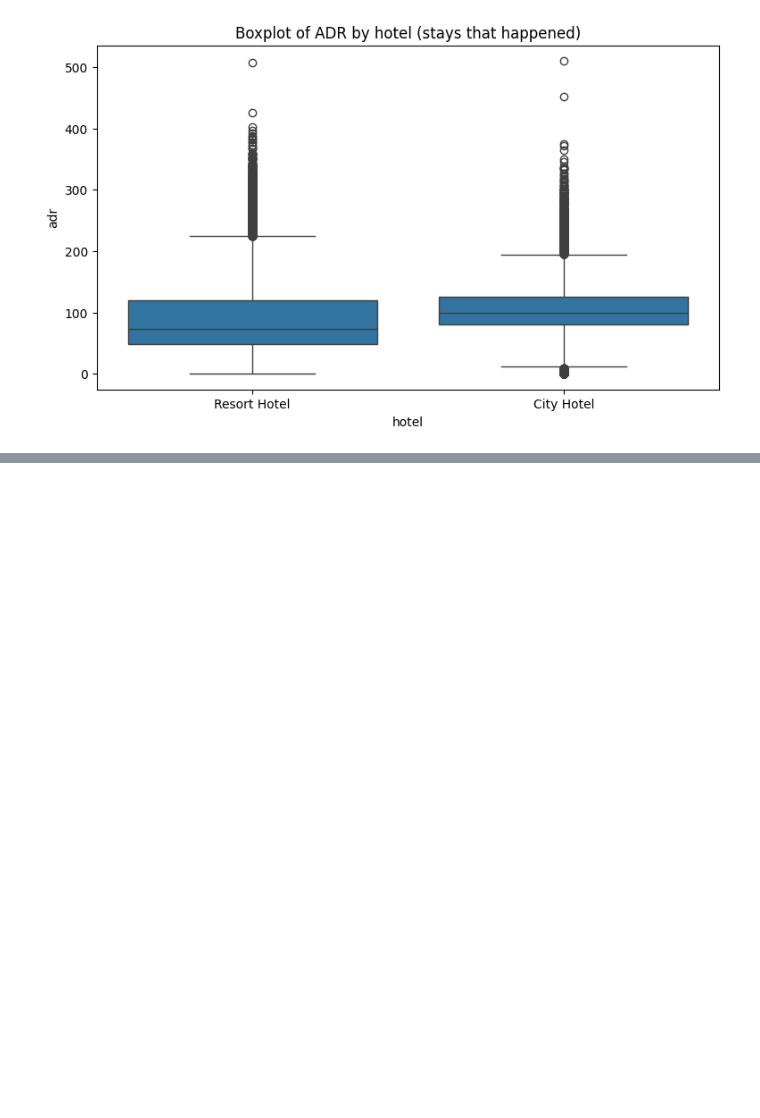
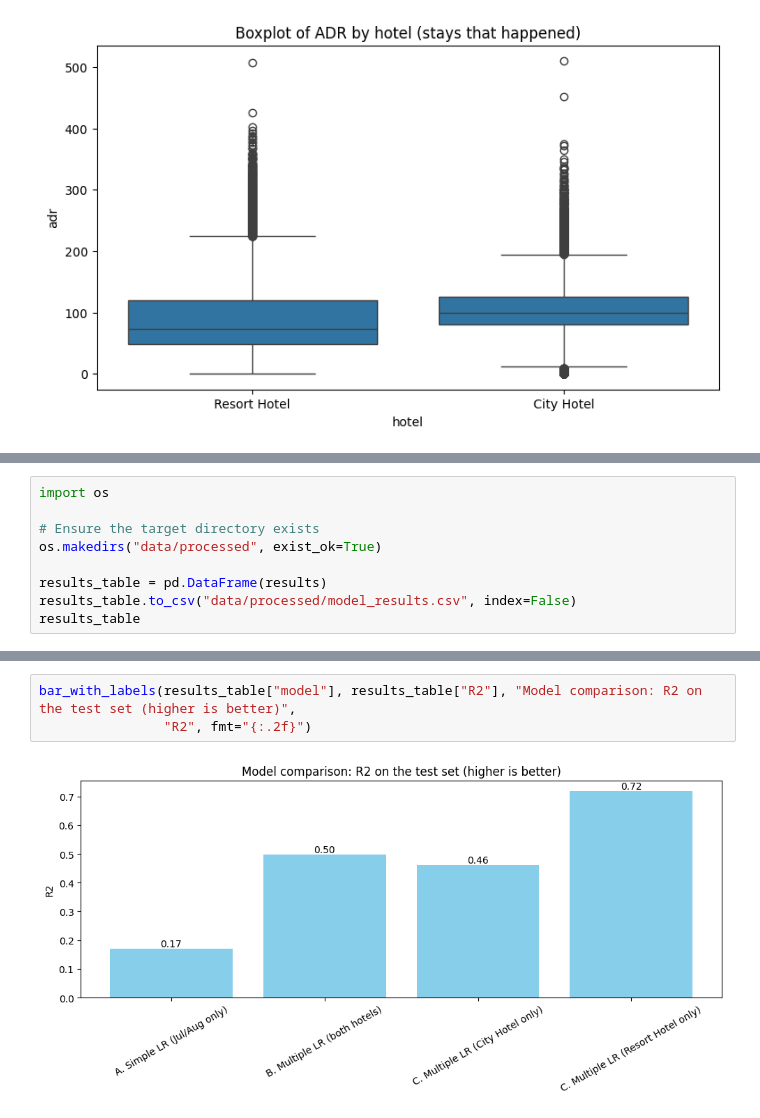
Before and after one commit to atticusptp-cloud/CAPSTONE, a Jupyter notebook: capstone_analysis.ipynb, the cells around one changed output, grey strips where cells are left out. Cells and saved outputs as stored; diff of their text form; blank space fills up the shorter version.

```diff
--- a/capstone_analysis.ipynb
+++ b/capstone_analysis.ipynb
@@ -827,0 +991,9 @@ plt.show()
+# %%
+import os
+
+# Ensure the target directory exists
+os.makedirs("data/processed", exist_ok=True)
+
+results_table = pd.DataFrame(results)
+results_table.to_csv("data/processed/model_results.csv", index=False)
+results_table
@@ -827,0 +1006,5 @@ plt.show()
+# %%
+bar_with_labels(results_table["model"], results_table["R2"], "Model comparison: R2 on the test set (higher is better)",
+                "R2", fmt="{:.2f}")
+# %% [output]
+[figure, added]
```
Also changed, not shown: parts of 14 cells of this notebook.
